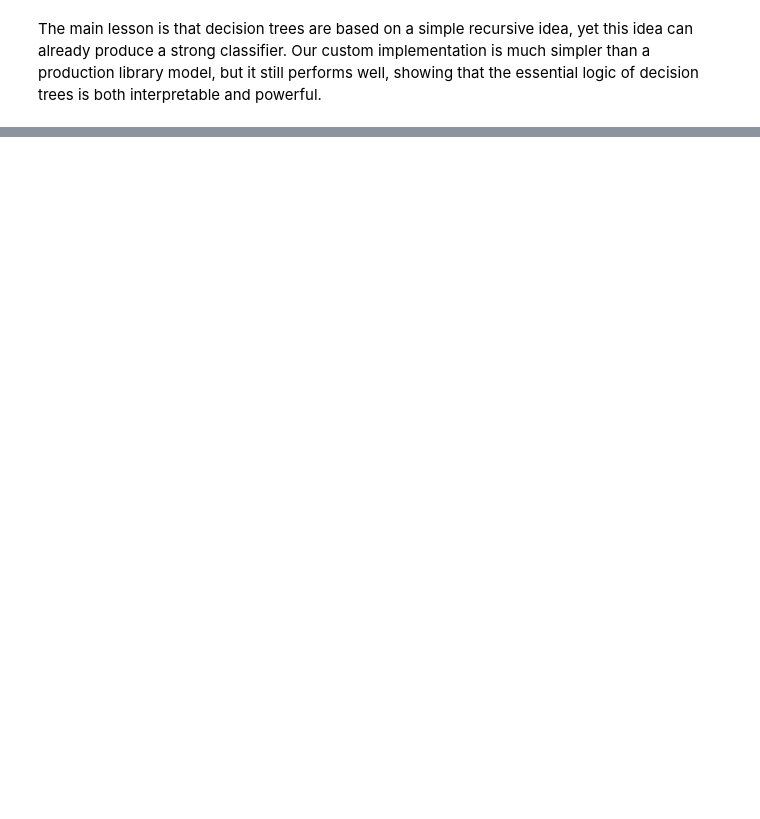
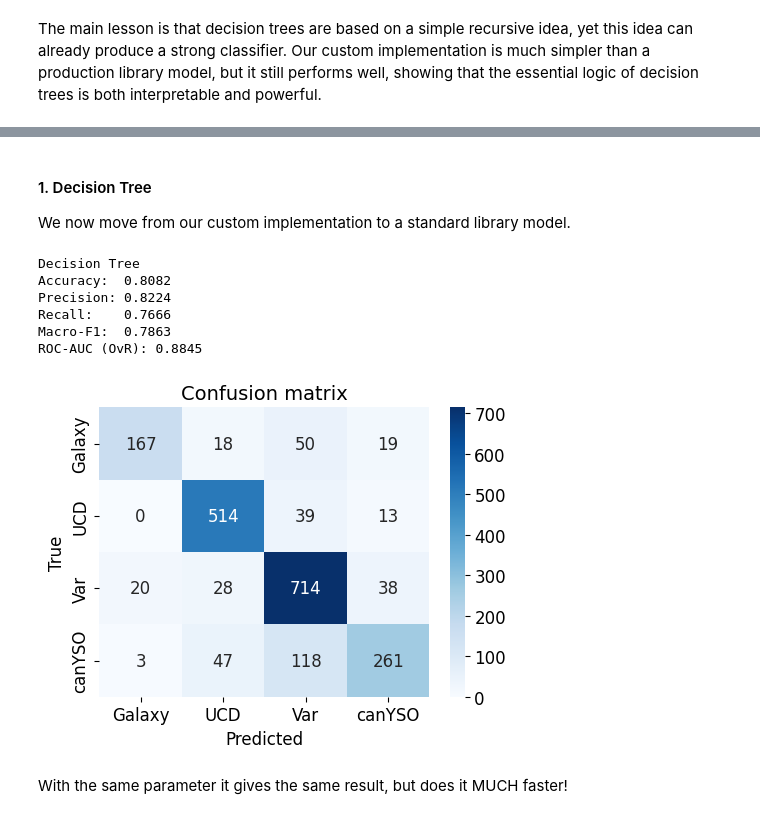
Before and after one commit to iamaleksandra/AI-in-astro-tutorial-supervised, a Jupyter notebook: classification.ipynb, the cells around one changed output, grey strips where cells are left out. Saved outputs shown, nothing was run; the diff lists cells and outputs as text; code cells hidden in the pictures; blank space fills up the shorter version.

```diff
--- a/classification.ipynb
+++ b/classification.ipynb
@@ -1255,16 +1265,2 @@ Macro-F1:  0.7310
 # %% [markdown]
 The main lesson is that decision trees are based on a simple recursive idea, yet this idea can already produce a strong classifier. Our custom implementation is much simpler than a production library model, but it still performs well, showing that the essential logic of decision trees is both interpretable and powerful.
-# %%
-from sklearn.ensemble import RandomForestClassifier
-
-rf = RandomForestClassifier(
-    n_estimators=100,
-    max_depth=5,
-    min_samples_leaf=1,
-    random_state=42,
-    n_jobs=-1
-)
-
-rf.fit(X_train_prep, y_train)
-
-evaluate_model("Random Forest", rf, X_val_prep, y_val)
@@ -1324,0 +1288,23 @@ ROC-AUC (OvR): 0.9895
+# %% [markdown]
+#### 1. Decision Tree
+
+We now move from our custom implementation to a standard library model.
+# %%
+from sklearn.tree import DecisionTreeClassifier
+
+tree_clf = DecisionTreeClassifier(max_depth=3, random_state=42)
+tree_clf.fit(X_train_prep, y_train)
+
+y_pred_tree = tree_clf.predict(X_val_prep)
+
+evaluate_model("Decision Tree", tree_clf, X_val_prep, y_val, normalize_cm=False)
+# %% [output]
+Decision Tree
+Accuracy:  0.8082
+Precision: 0.8224
+Recall:    0.7666
+Macro-F1:  0.7863
+ROC-AUC (OvR): 0.8845
+[figure, added]
+# %% [markdown]
+With the same parameter it gives the same result, but does it MUCH faster!
```
Also changed, not shown: parts of 19 cells of this notebook.
